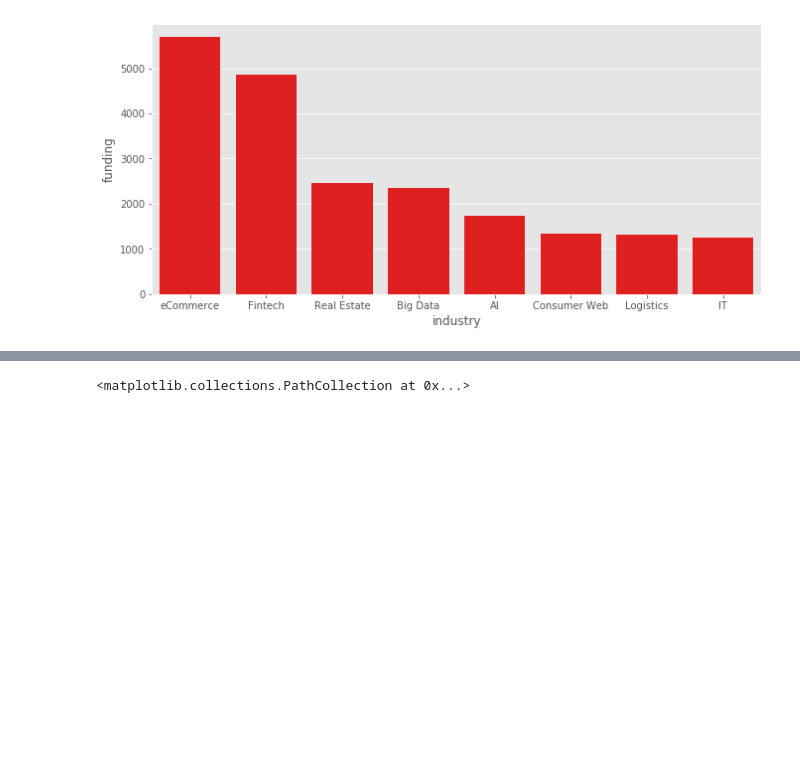
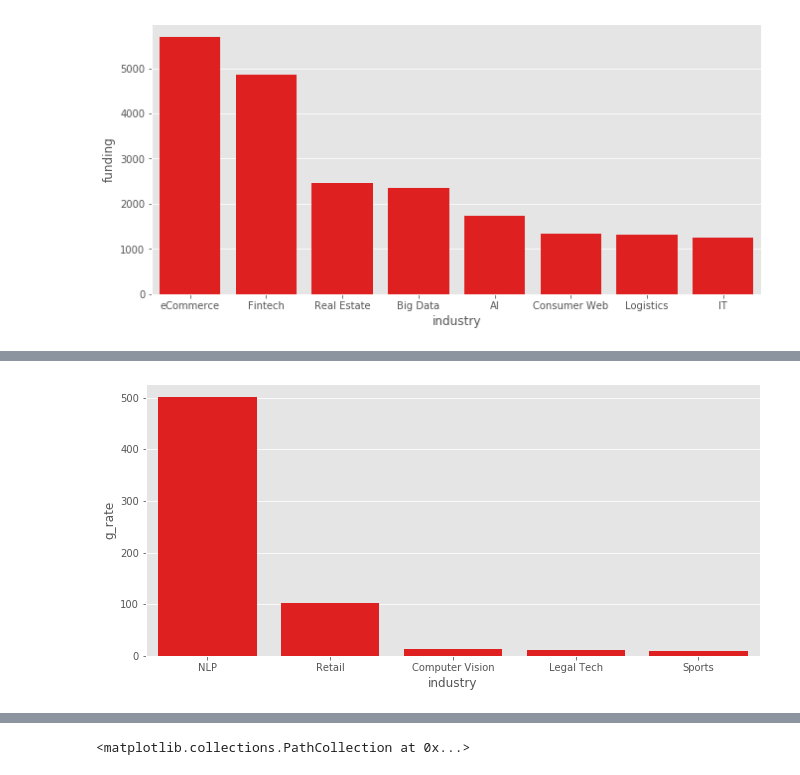
Before and after one commit to bleephant/Web-Scraping-NYC, a Jupyter notebook: data_analysis/madeinnyc_data_clean_visualization.ipynb, the cells around one changed output, grey strips where cells are left out. Saved outputs shown, nothing was run; the diff lists cells and outputs as text; code cells hidden in the pictures; blank space fills up the shorter version.

```diff
--- a/data_analysis/madeinnyc_data_clean_visualization.ipynb
+++ b/data_analysis/madeinnyc_data_clean_visualization.ipynb
@@ -428,0 +523,27 @@ pp = sns.barplot(j_sub_df['industry'], j_sub_df['funding'], ci=None, color='red'
+# %%
+d_job_df = dfall[['date','job_t0']]
+d_grp_df = d_job_df.groupby('job_t0')
+key_list = d_grp_df.groups.keys()
+d_sum_df = pd.DataFrame(d_grp_df.median())
+d_sum_df['industry'] = key_list
+
+job_df = dfall[['tot_employ','job_t0']]
+j_grp_df = job_df.groupby('job_t0')
+key_list = j_grp_df.groups.keys()
+j_sum_df = pd.DataFrame(j_grp_df.median())
+j_sum_df['industry'] = key_list
+# %%
+rate = pd.merge(d_sum_df, j_sum_df, on = 'industry')
+# %%
+rate['g_rate']= rate['tot_employ']/(2021-rate['date'])
+# %%
+rate = rate.sort_values('g_rate', ascending=False)
+rate.replace(["Artificial Intelligence","Information Technology",
+                 "Natural Language Processing"],["AI", "IT", "NLP"], inplace=True)
+rate = rate.head(5)
+
+a4_dims = (11, 5)
+fig, ax = pyplot.subplots(figsize=a4_dims)
+pp = sns.barplot(rate['industry'], rate['g_rate'], ci=None, color='red')
+# %% [output]
+[figure, added]
```
Also changed, not shown: parts of 13 cells of this notebook, 4 other files.
